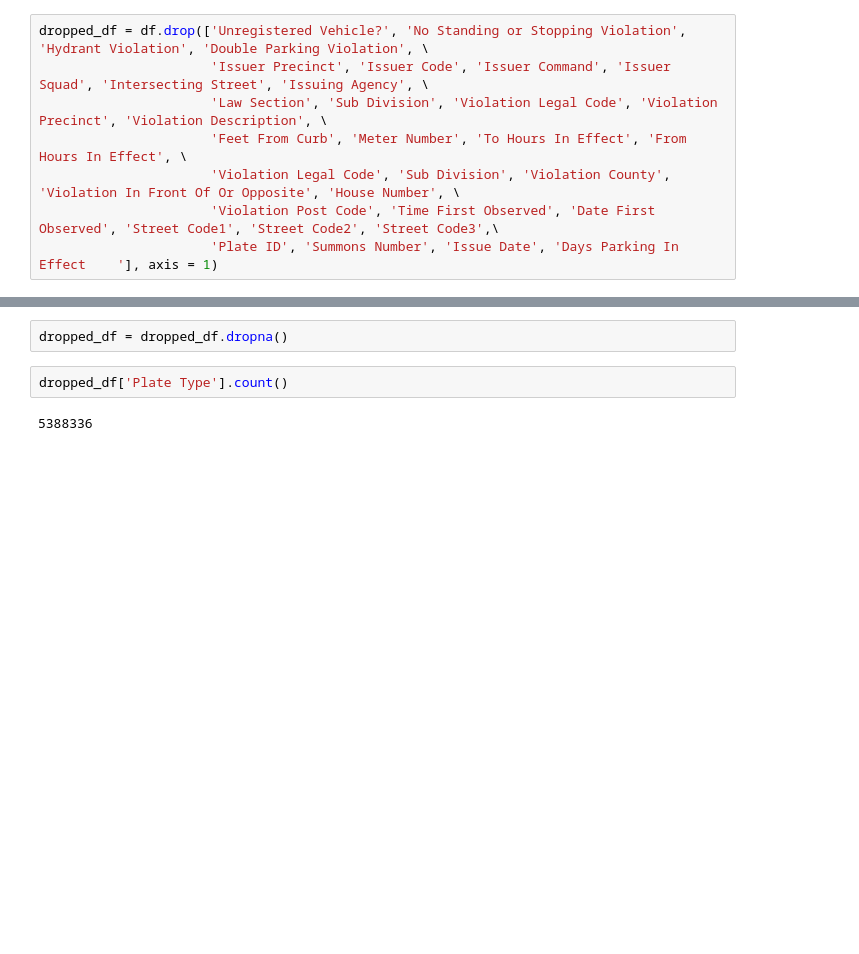
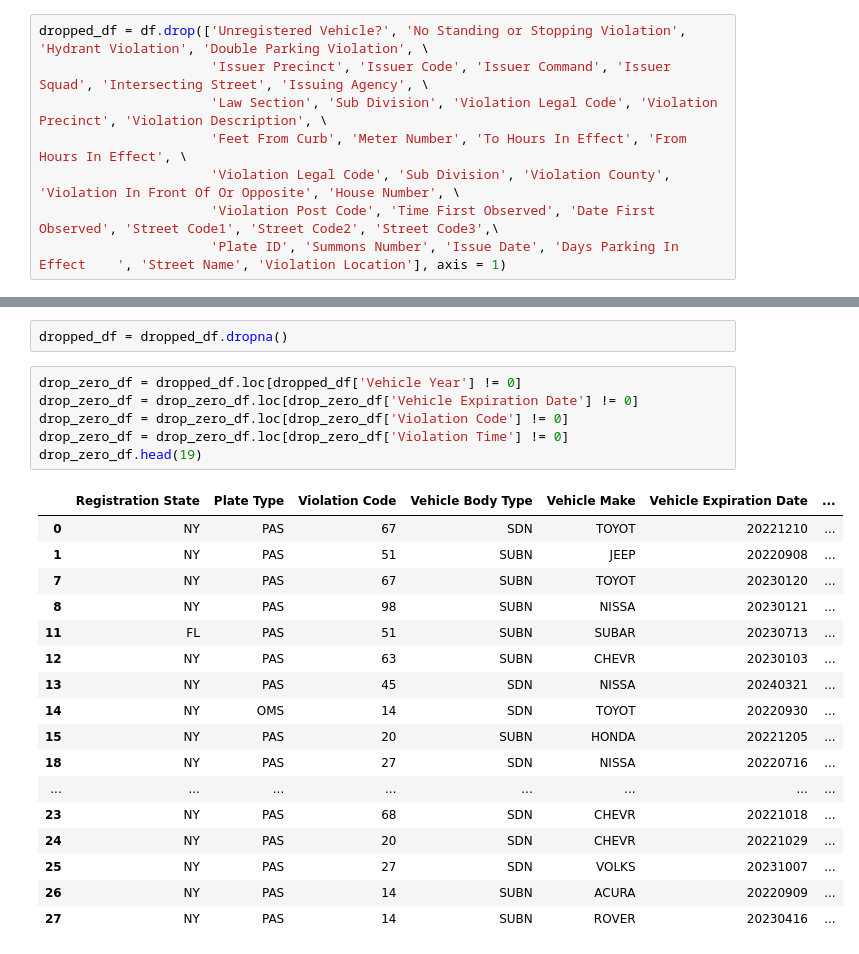
Before and after one commit to chojunhyun94/Parking_Violations_NYC, a Jupyter notebook: Notebooks/parking_violations_cleaning_data.ipynb, the cells around one changed output, grey strips where cells are left out. Saved outputs shown, nothing was run; the diff lists cells and outputs as text; blank space fills up the shorter version.

Commit message:
added vehicle make/body types to cleaning data notebook

```diff
--- a/Notebooks/parking_violations_cleaning_data.ipynb
+++ b/Notebooks/parking_violations_cleaning_data.ipynb
@@ -48,7 +48,7 @@ dropped_df = df.drop(['Unregistered Vehicle?', 'No Standing or Stopping Violatio
                       'Feet From Curb', 'Meter Number', 'To Hours In Effect', 'From Hours In Effect', \
                       'Violation Legal Code', 'Sub Division', 'Violation County', 'Violation In Front Of Or Opposite', 'House Number', \
                       'Violation Post Code', 'Time First Observed', 'Date First Observed', 'Street Code1', 'Street Code2', 'Street Code3',\
-                      'Plate ID', 'Summons Number', 'Issue Date', 'Days Parking In Effect    '], axis = 1)
+                      'Plate ID', 'Summons Number', 'Issue Date', 'Days Parking In Effect    ', 'Street Name', 'Violation Location'], axis = 1)
 # %%
 dropped_df.head(10)
 # %% [output]
@@ -80,7 +78,27 @@ Vehicle Year                 int64
 dtype: object
 # %%
 dropped_df = dropped_df.dropna()
-# %%
-dropped_df['Plate Type'].count()
-# %% [output]
-5388336
+# %%
+drop_zero_df = dropped_df.loc[dropped_df['Vehicle Year'] != 0]
+drop_zero_df = drop_zero_df.loc[drop_zero_df['Vehicle Expiration Date'] != 0]
+drop_zero_df = drop_zero_df.loc[drop_zero_df['Violation Code'] != 0]
+drop_zero_df = drop_zero_df.loc[drop_zero_df['Violation Time'] != 0]
+drop_zero_df.head(19)
+# %% [output]
+|  | Registration State | Plate Type | Violation Code | Vehicle Body Type | Vehicle Make | Vehicle Expiration Date | ... |
+| 0 | NY | PAS | 67 | SDN | TOYOT | 20221210 | ... |
+| 1 | NY | PAS | 51 | SUBN | JEEP | 20220908 | ... |
+| 7 | NY | PAS | 67 | SUBN | TOYOT | 20230120 | ... |
+| 8 | NY | PAS | 98 | SUBN | NISSA | 20230121 | ... |
+| 11 | FL | PAS | 51 | SUBN | SUBAR | 20230713 | ... |
+| 12 | NY | PAS | 63 | SUBN | CHEVR | 20230103 | ... |
+| 13 | NY | PAS | 45 | SDN | NISSA | 20240321 | ... |
+| 14 | NY | OMS | 14 | SDN | TOYOT | 20220930 | ... |
+| 15 | NY | PAS | 20 | SUBN | HONDA | 20221205 | ... |
+| 18 | NY | PAS | 27 | SDN | NISSA | 20220716 | ... |
+| ... | ... | ... | ... | ... | ... | ... | ... |
+| 23 | NY | PAS | 68 | SDN | CHEVR | 20221018 | ... |
+| 24 | NY | PAS | 20 | SDN | CHEVR | 20221029 | ... |
+| 25 | NY | PAS | 27 | SDN | VOLKS | 20231007 | ... |
+| 26 | NY | PAS | 14 | SUBN | ACURA | 20220909 | ... |
+| 27 | NY | PAS | 14 | SUBN | ROVER | 20230416 | ... |
```
Also changed, not shown: parts of 13 cells of this notebook.
